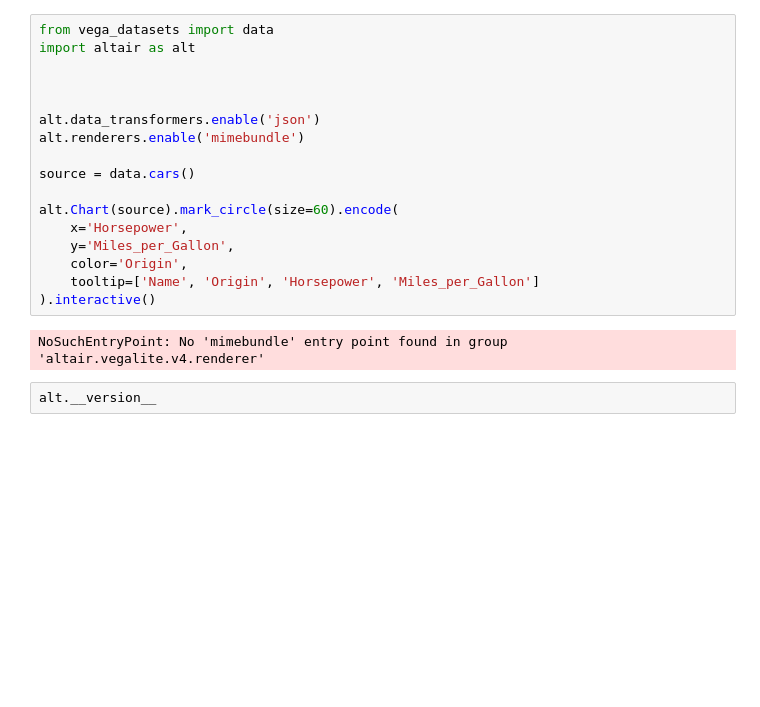
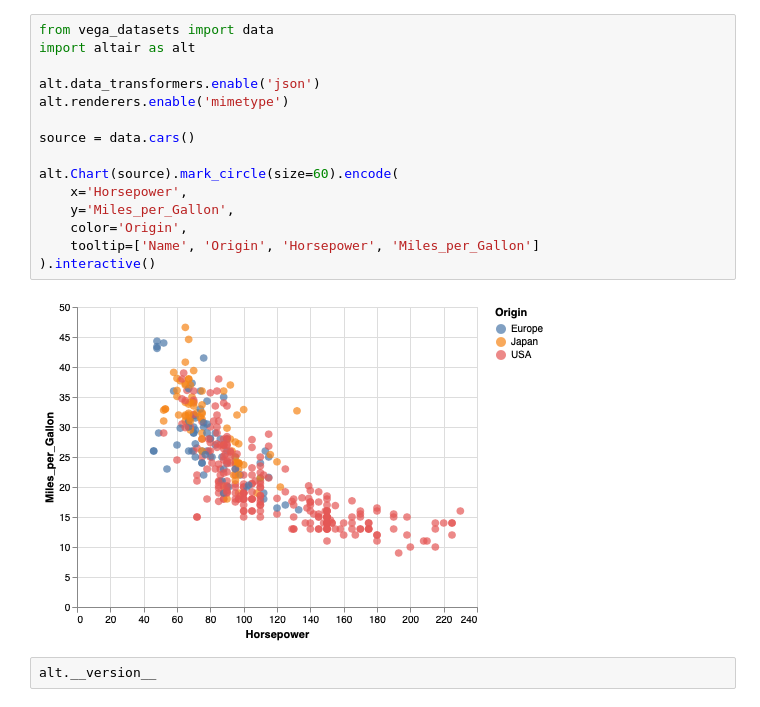
Before and after one commit to firasm/bug_reports, a Jupyter notebook: altair_json.ipynb, the cells around one changed output. Cells and saved outputs as stored; diff of their text form; blank space fills up the shorter version.

```diff
--- a/altair_json.ipynb
+++ b/altair_json.ipynb
@@ -1,22 +1,20 @@
 # %%
 from vega_datasets import data
 import altair as alt
 
-
-
 alt.data_transformers.enable('json')
-alt.renderers.enable('mimebundle')
+alt.renderers.enable('mimetype')
 
 source = data.cars()
 
 alt.Chart(source).mark_circle(size=60).encode(
     x='Horsepower',
     y='Miles_per_Gallon',
     color='Origin',
     tooltip=['Name', 'Origin', 'Horsepower', 'Miles_per_Gallon']
 ).interactive()
 # %% [output]
-NoSuchEntryPoint: No 'mimebundle' entry point found in group 'altair.vegalite.v4.renderer'
+[figure, added]
 # %%
 alt.__version__
 # %% [output]
```
